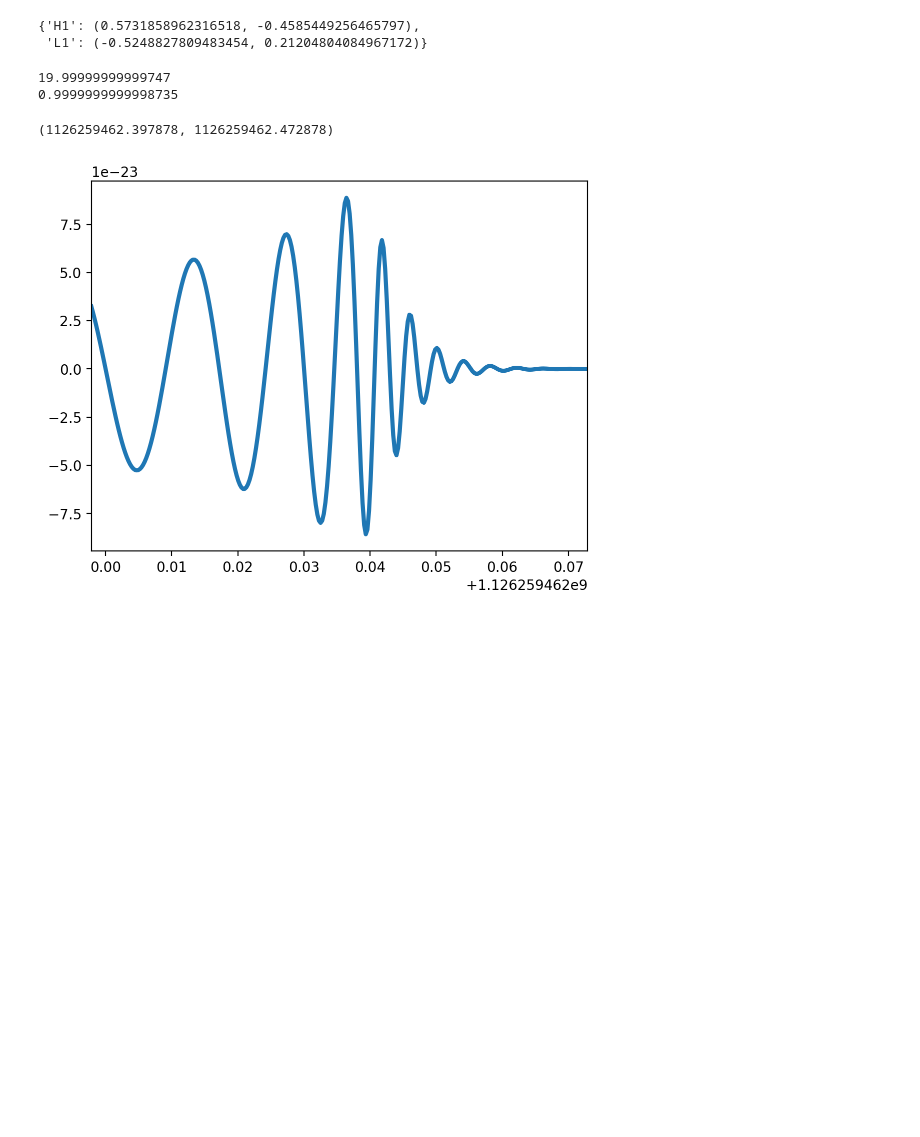
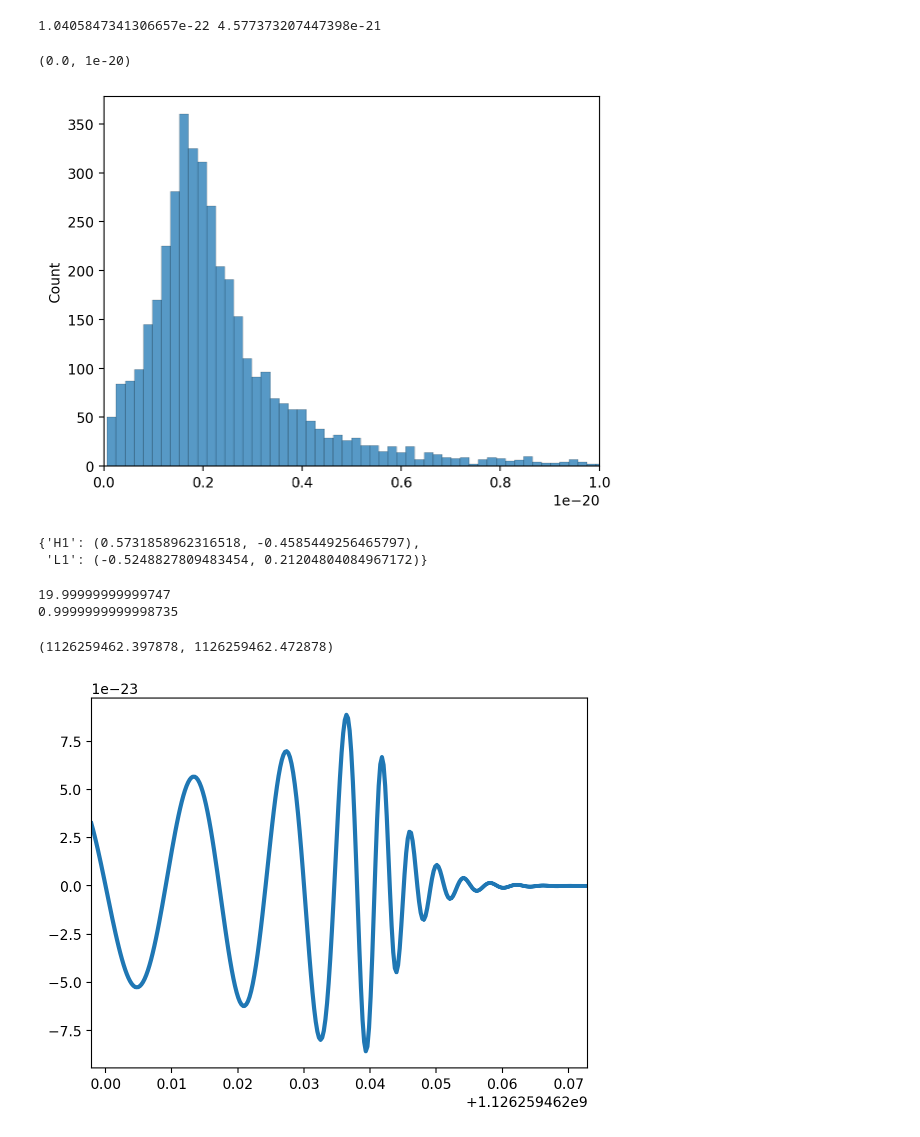
Before and after one commit to nkhusid/spectroscopic_injections, a Jupyter notebook: notebooks/NR_injections.ipynb, the cells around one changed output. Drawn from its saved outputs; the diff is of its cells as text; code cells hidden in the pictures; blank space fills up the shorter version.

```diff
--- a/notebooks/NR_injections.ipynb
+++ b/notebooks/NR_injections.ipynb
@@ -14,6 +15,18 @@ import warnings
 warnings.filterwarnings("ignore", "Wswiglal-redir-stdio")
 
 import ringdown as rd
+# %%
+res = rd.Result.from_netcdf('/mnt/home/nkhusid/ceph/spec_inj/SXS_BBH_1155_l2m2/mtot330/220+210_SXS_BBH_1155_l2m2_fmin10Hz_ppSNR20_mtot330_faceon/engine/1126259462.427640/result.nc')
+# %%
+sns.histplot(res.posterior.a[:,:,0].values.flatten())
+rang = az.hdi(res.posterior.a[:,:,0].values.flatten(), 0.9)
+print(rang[0], rang[1])
+
+plt.xlim(0, 1e-20)
+# %% [output]
+1.0405847341306657e-22 4.577373207447398e-21
+(0.0, 1e-20)
+[figure, added]
 # %%
 fit = rd.Fit.from_config('/mnt/home/nkhusid/ceph/spec_inj/SXS_BBH_1155_l2m2/mtot72/220+210_SXS_BBH_1155_l2m2_fmin10Hz_ppSNR20_mtot72_edgeon/engine/1126259462.423000/config.ini')
 # %%
```
Also changed, not shown: parts of 1 cell of this notebook, 6 other files.
